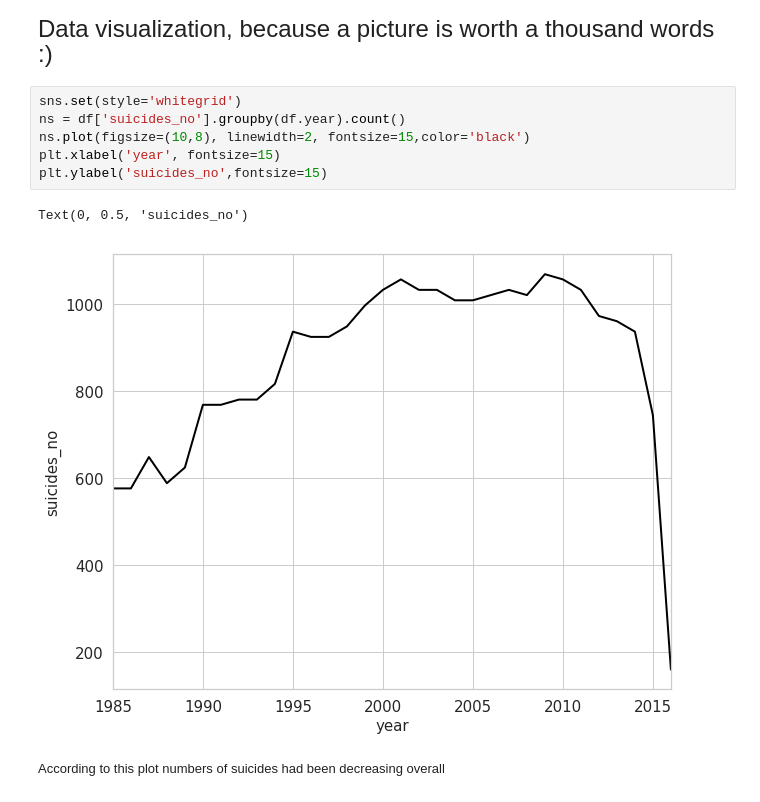
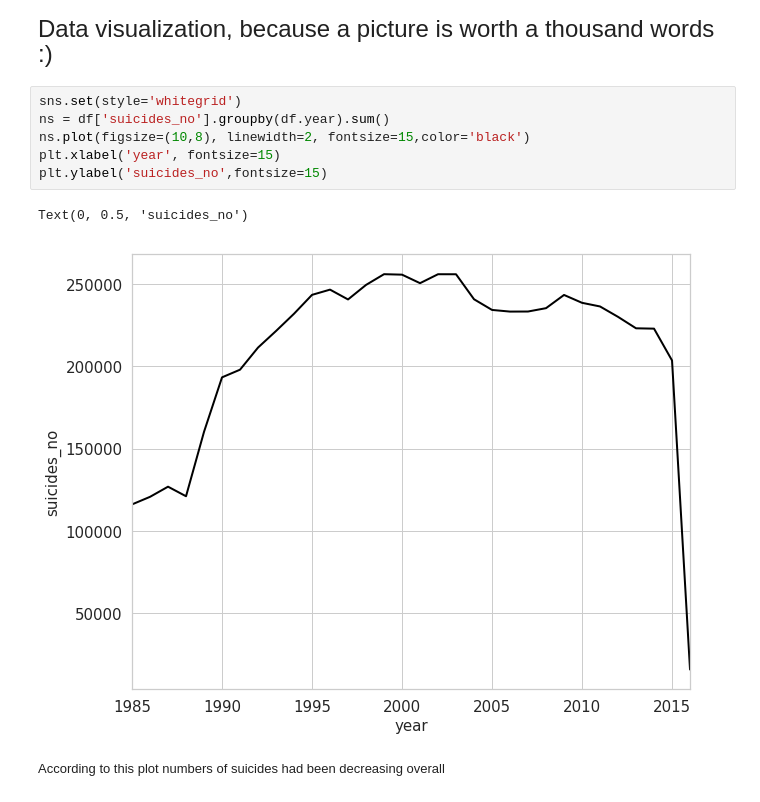
Before and after one commit to mariapushkareva/Suicide-Rate-Analysis, a Jupyter notebook: suicide-rate-analysis.ipynb, the cells around one changed output. Saved outputs shown, nothing was run; the diff lists cells and outputs as text.

```diff
--- a/suicide-rate-analysis.ipynb
+++ b/suicide-rate-analysis.ipynb
@@ -148,13 +148,13 @@ memory usage: 1.6 MB
 <font size="5">Data visualization, because a picture is worth a thousand words :)</font>
 # %%
 sns.set(style='whitegrid')
-ns = df['suicides_no'].groupby(df.year).count()
+ns = df['suicides_no'].groupby(df.year).sum()
 ns.plot(figsize=(10,8), linewidth=2, fontsize=15,color='black')
 plt.xlabel('year', fontsize=15)
 plt.ylabel('suicides_no',fontsize=15)
 # %% [output]
 Text(0, 0.5, 'suicides_no')
-[figure, old version]
+[figure, new version]
 # %% [markdown]
 <font size="2">According to this plot numbers of suicides had been decreasing overall</font>
 # %%
```
